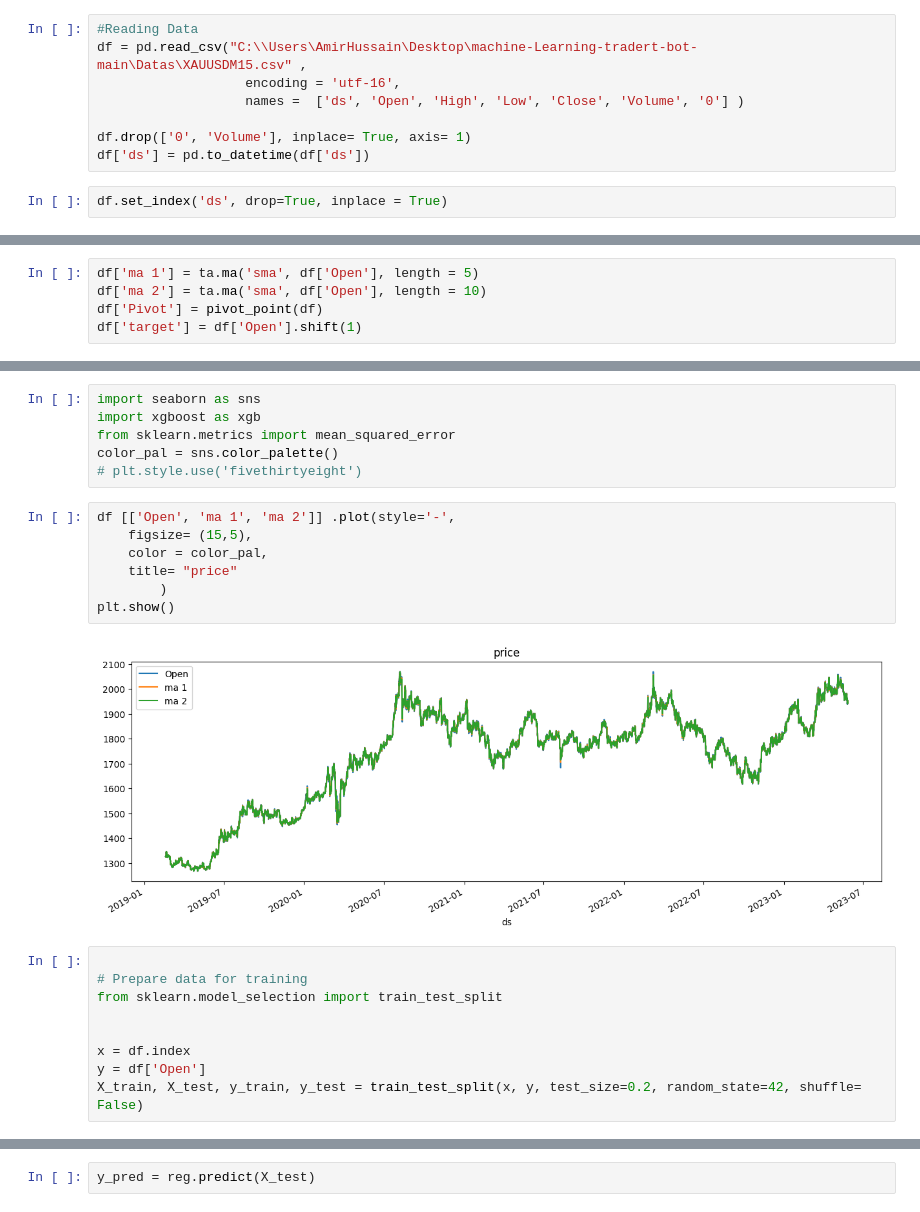
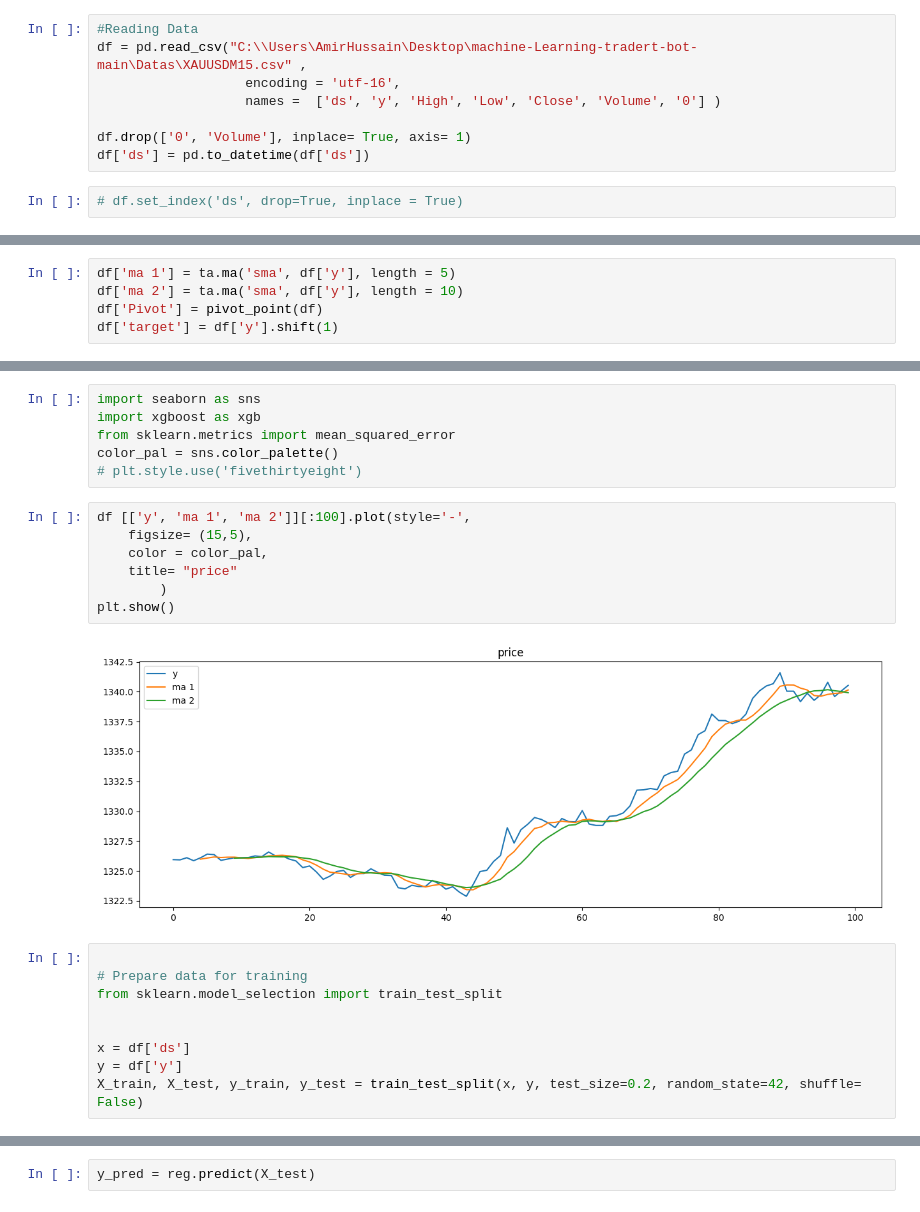
Before and after one commit to amirhu37/ml-for-price-prediction, a Jupyter notebook: NoteBooks/prophet.ipynb, the cells around one changed output, grey strips where cells are left out. Saved outputs shown, nothing was run; the diff lists cells and outputs as text.

```diff
--- a/NoteBooks/prophet.ipynb
+++ b/NoteBooks/prophet.ipynb
@@ -20,12 +20,12 @@ def mape(y_true, y_pred):
 #Reading Data
 df = pd.read_csv("C:\\Users\AmirHussain\Desktop\machine-Learning-tradert-bot-main\Datas\XAUUSDM15.csv" ,
                    encoding = 'utf-16',
-                   names =  ['ds', 'Open', 'High', 'Low', 'Close', 'Volume', '0'] )
+                   names =  ['ds', 'y', 'High', 'Low', 'Close', 'Volume', '0'] )
 
 df.drop(['0', 'Volume'], inplace= True, axis= 1)
 df['ds'] = pd.to_datetime(df['ds'])
 # %%
-df.set_index('ds', drop=True, inplace = True)
+# df.set_index('ds', drop=True, inplace = True)
 # %%
 def pivot_point( df) :
   pivot_points = []
@@ -41,10 +41,10 @@ def pivot_point( df) :
 
   return pivot_points
 # %%
-df['ma 1'] = ta.ma('sma', df['Open'], length = 5)
-df['ma 2'] = ta.ma('sma', df['Open'], length = 10)
+df['ma 1'] = ta.ma('sma', df['y'], length = 5)
+df['ma 2'] = ta.ma('sma', df['y'], length = 10)
 df['Pivot'] = pivot_point(df)
-df['target'] = df['Open'].shift(1)
+df['target'] = df['y'].shift(1)
 # %%
 df.head()
 # %% [output]
@@ -181,22 +194,22 @@ from sklearn.metrics import mean_squared_error
 color_pal = sns.color_palette()
 # plt.style.use('fivethirtyeight')
 # %%
-df [['Open', 'ma 1', 'ma 2']] .plot(style='-',
+df [['y', 'ma 1', 'ma 2']][:100].plot(style='-',
     figsize= (15,5),
     color = color_pal,
     title= "price"
         )
 plt.show()
 # %% [output]
-[figure, old version]
+[figure, new version]
 # %%
 
 # Prepare data for training
 from sklearn.model_selection import train_test_split
 
 
-x = df.index
-y = df['Open']
+x = df['ds']
+y = df['y']
 X_train, X_test, y_train, y_test = train_test_split(x, y, test_size=0.2, random_state=42, shuffle= False)
 # %%
 X_train, X_test, y_train, y_test
```
Also changed, not shown: parts of 18 cells of this notebook, 17 other files.
